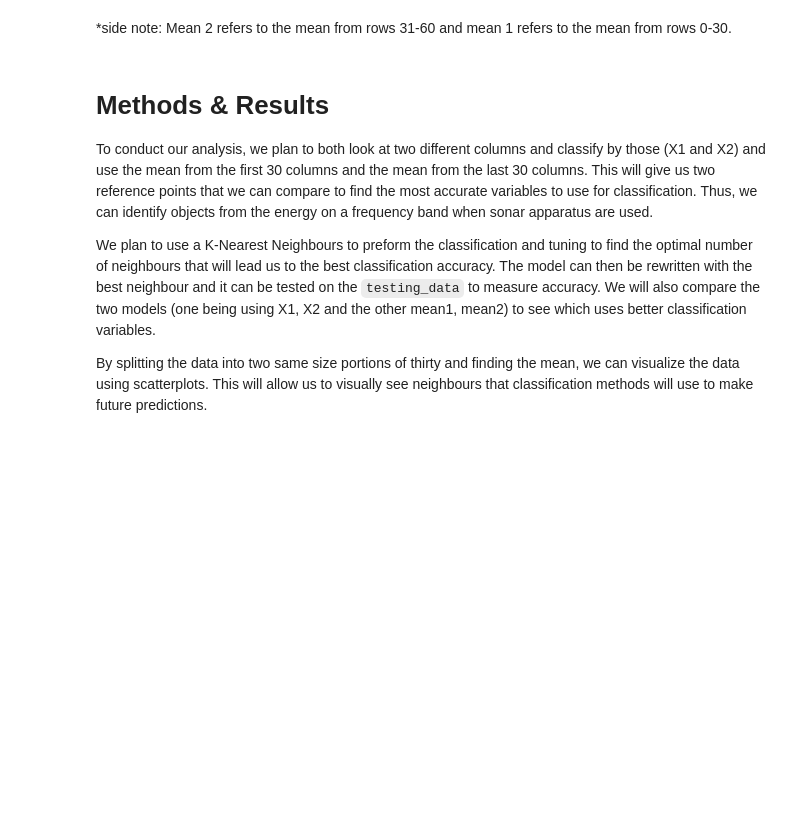
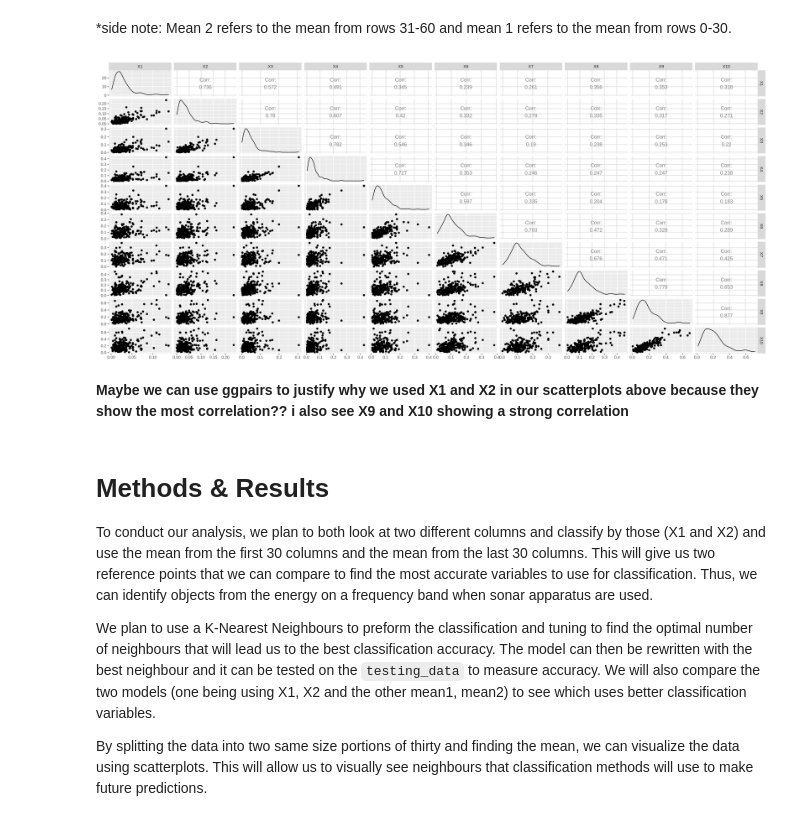
Before and after one commit to ryanarnouk/dsci-100-project, a Jupyter notebook: report.ipynb, the cells around one changed output. Saved outputs shown, nothing was run; the diff lists cells and outputs as text; code cells hidden in the pictures; blank space fills up the shorter version.

Commit message:
Added ggpairs idea, added to Background and future, removed library, changed question.

```diff
--- a/report.ipynb
+++ b/report.ipynb
@@ -206,6 +208,17 @@ plot_grid(average_plot, sonar_data_plot)
 # %% [markdown]
 *side note:
 Mean 2 refers to the mean from rows 31-60 and mean 1 refers to the mean from rows 0-30.
+# %%
+comparison_plot <- sonar_data  %>%
+select(X1:X10) %>%
+ggpairs()
+comparison_plot
+# %% [output]
+[figure, added]
+# %% [markdown]
+**Maybe we can use ggpairs to justify why we used X1 and X2 in our scatterplots above because they show
+the most correlation??
+i also see X9 and X10 showing a strong correlation**
 # %% [markdown]
 # Methods & Results
 To conduct our analysis, we plan to both look at two different columns and classify by those (X1 and X2) and use the mean from the first 30 columns and the mean from the last 30 columns. This will give us two reference points that we can compare to find the most accurate variables to use for classification. Thus, we can identify objects from the energy on a frequency band when sonar apparatus are used.
```
Also changed, not shown: parts of 11 cells of this notebook.
